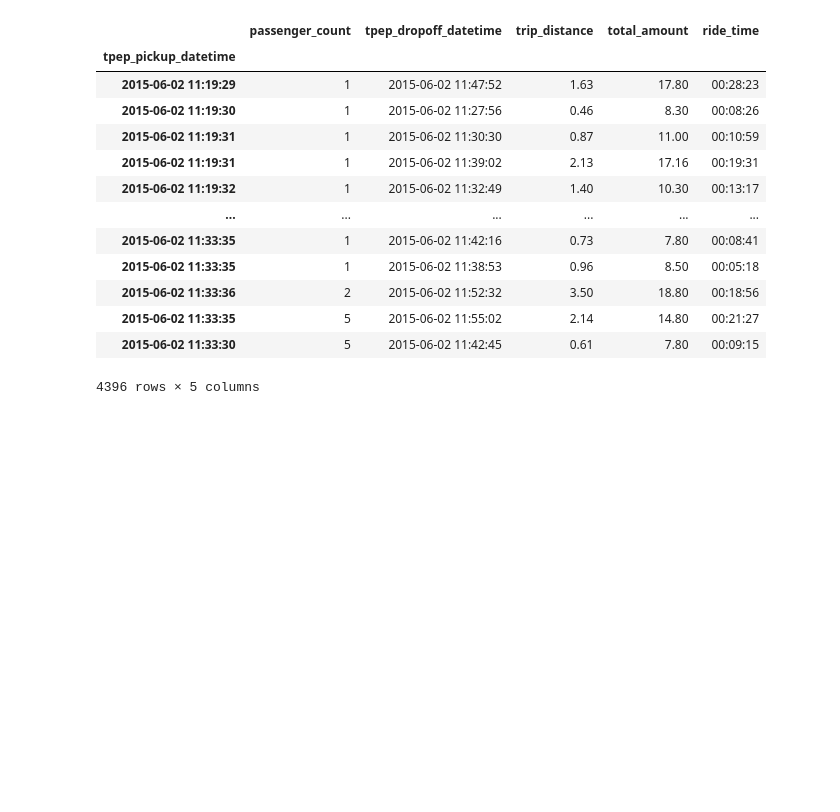
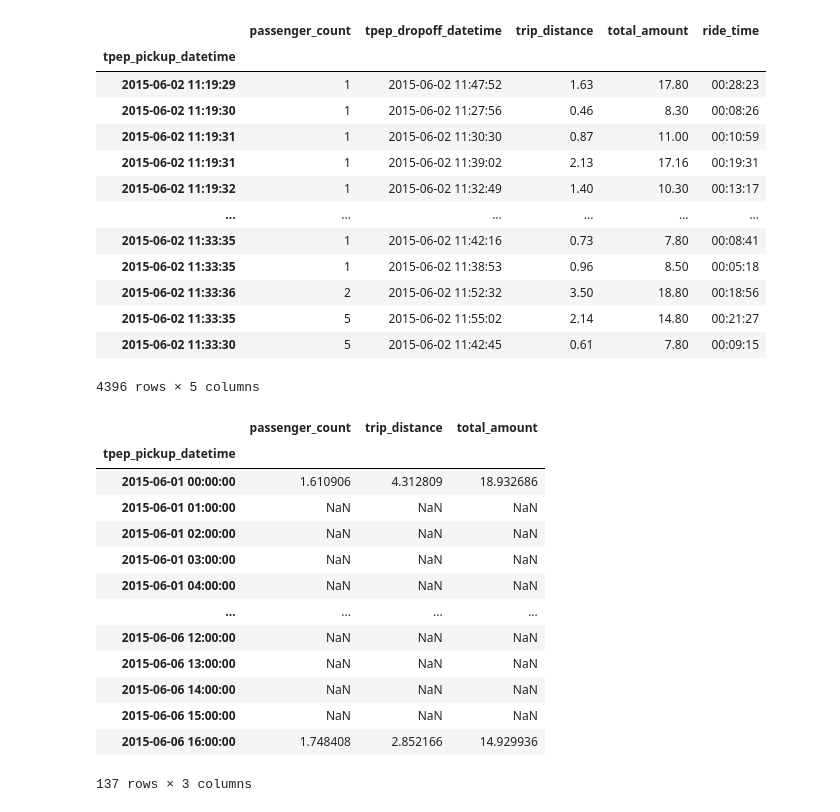
Before and after one commit to reuven/dfw-pandas, a Jupyter notebook: Pandas + time.ipynb, the cells around one changed output. Cells and saved outputs as stored; diff of their text form; code cells hidden in the pictures; blank space fills up the shorter version.

```diff
--- a/Pandas + time.ipynb
+++ b/Pandas + time.ipynb
@@ -393,4 +393,19 @@ df.loc['2015-06-02 11']
 | 2015-06-02 11:33:30 | 5 | 2015-06-02 11:42:45 | 0.61 | 7.80 | 00:09:15 |
 4396 rows × 5 columns
 # %%
-df.resample('1H')
+df.resample('1H').mean()
+# %% [output]
+|  | passenger_count | trip_distance | total_amount |
+| tpep_pickup_datetime |  |  |  |
+| 2015-06-01 00:00:00 | 1.610906 | 4.312809 | 18.932686 |
+| 2015-06-01 01:00:00 | NaN | NaN | NaN |
+| 2015-06-01 02:00:00 | NaN | NaN | NaN |
+| 2015-06-01 03:00:00 | NaN | NaN | NaN |
+| 2015-06-01 04:00:00 | NaN | NaN | NaN |
+| ... | ... | ... | ... |
+| 2015-06-06 12:00:00 | NaN | NaN | NaN |
+| 2015-06-06 13:00:00 | NaN | NaN | NaN |
+| 2015-06-06 14:00:00 | NaN | NaN | NaN |
+| 2015-06-06 15:00:00 | NaN | NaN | NaN |
+| 2015-06-06 16:00:00 | 1.748408 | 2.852166 | 14.929936 |
+137 rows × 3 columns
```
Also changed, not shown: parts of 2 cells of this notebook.
